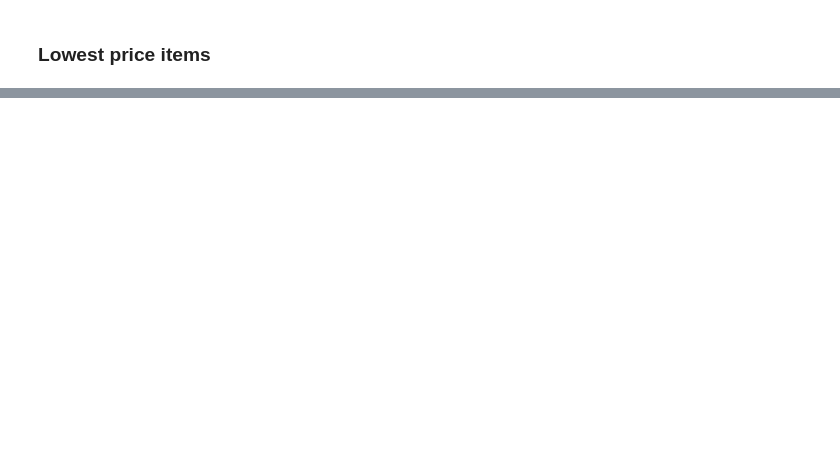
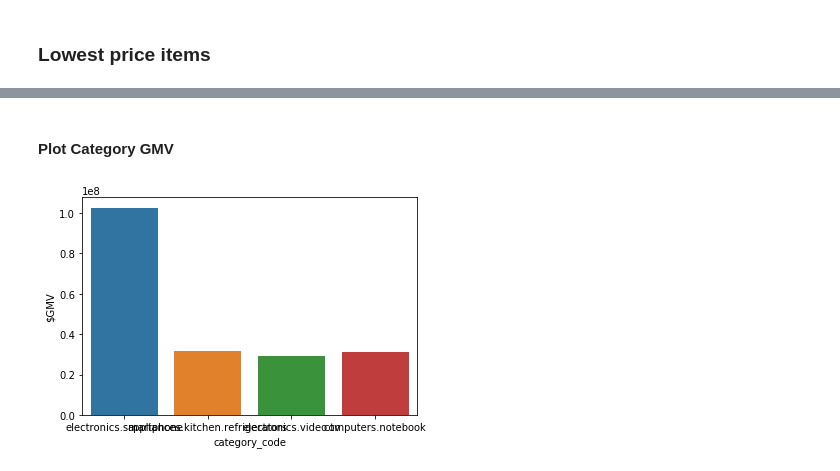
Before and after one commit to alqaini/Projects, a Jupyter notebook: new_checkout.ipynb, the cells around one changed output, grey strips where cells are left out. Cells and saved outputs as stored; diff of their text form; code cells hidden in the pictures; blank space fills up the shorter version.

```diff
--- a/new_checkout.ipynb
+++ b/new_checkout.ipynb
@@ -222,0 +193,10 @@ cursor.execute('''SELECT SUM(price) FROM checkout WHERE price <0''').fetchall()
+# %%
+category_GMV= ('''SELECT category_code, COUNT(DISTINCT order_id) as order_GMV,
+ROUND(SUM(price)) as "$GMV", price /SUM(price) * 100 as percentage,  COUNT(price) as Item_GMV,
+SUM(price) / COUNT(DISTINCT order_id) as "$AVG_Ord_category",
+AVG(price) as "$AVG_item"
+FROM all_data GROUP BY category_code
+ORDER BY COUNT(category_id) DESC''')
+
+category_GMV = pd.read_sql_query(category_GMV, connection)
+category_GMV[:5]
@@ -222,0 +210,7 @@ cursor.execute('''SELECT SUM(price) FROM checkout WHERE price <0''').fetchall()
+# %% [markdown]
+#### Plot Category GMV
+# %%
+sns.barplot(x ='category_code', y ='$GMV',data = category_GMV[:5] )
+plt.show()
+# %% [output]
+[figure, added]
```
Also changed, not shown: parts of 69 cells of this notebook.
